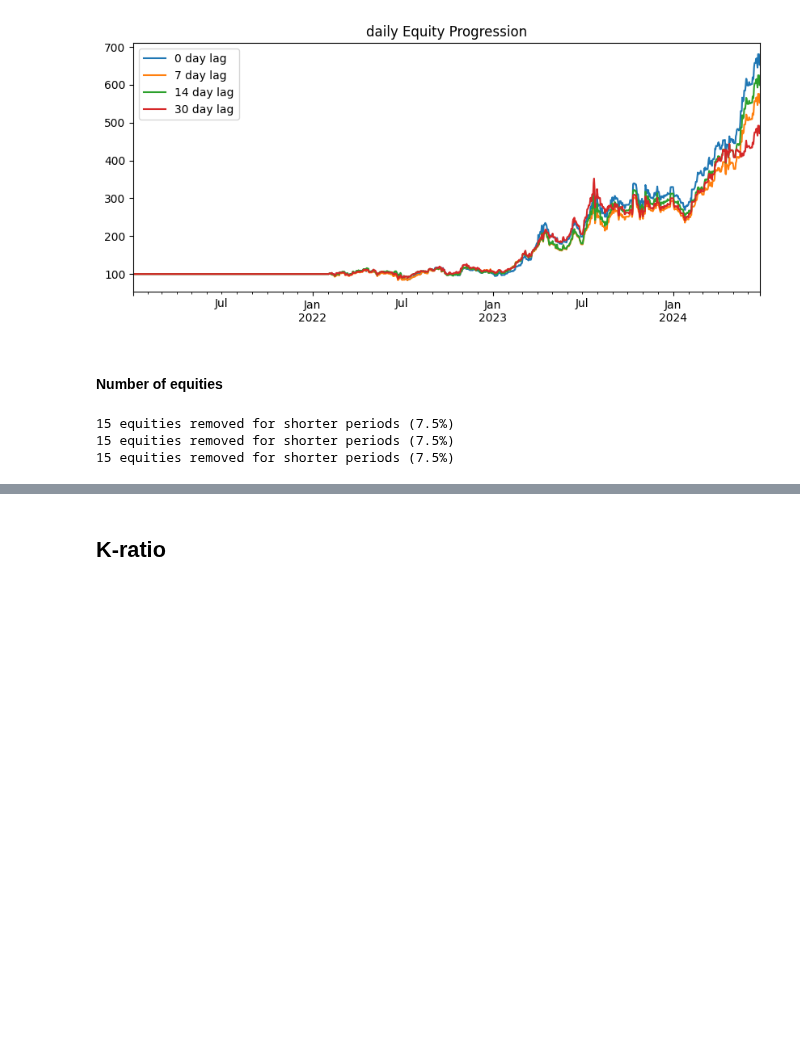
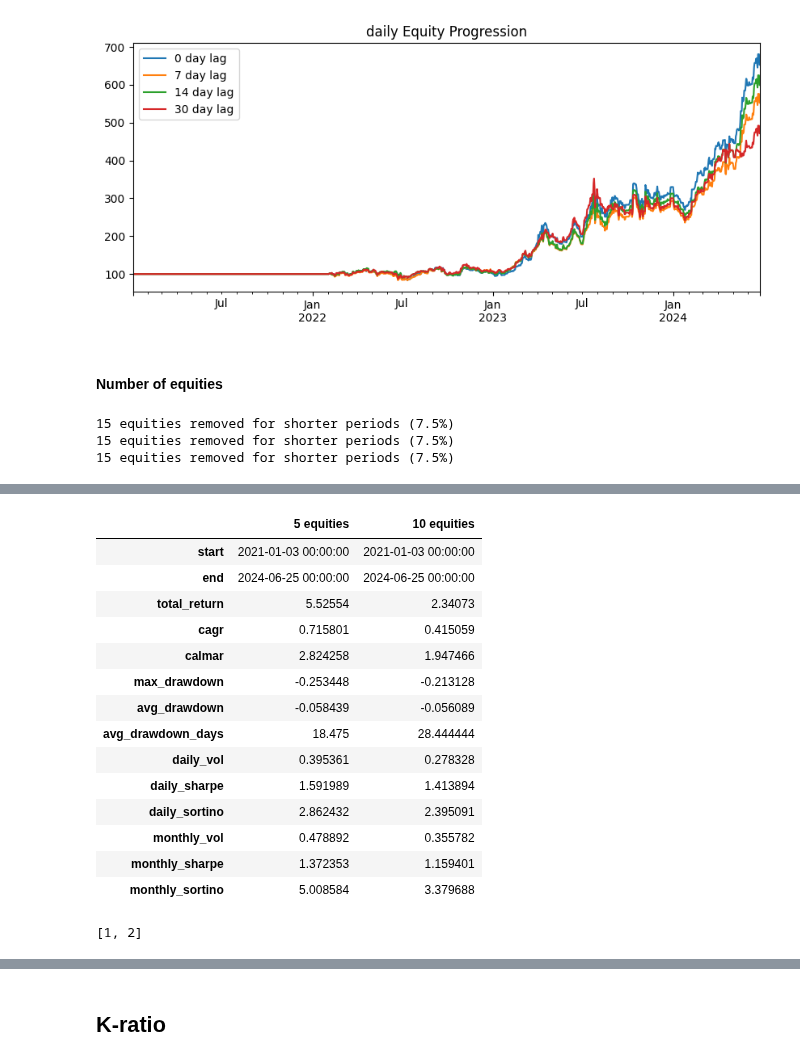
Before and after one commit to lbk209/portfolio, a Jupyter notebook: backtest_portfolios.ipynb, the cells around one changed output, grey strips where cells are left out. Cells and saved outputs as stored; diff of their text form; code cells hidden in the pictures; blank space fills up the shorter version.

```diff
--- a/backtest_portfolios.ipynb
+++ b/backtest_portfolios.ipynb
@@ -1070,0 +1017,22 @@ Returning stats
+# %%
+bm.get_stats()
+# %% [output]
+|  | 5 equities | 10 equities |
+| start | 2021-01-03 00:00:00 | 2021-01-03 00:00:00 |
+| end | 2024-06-25 00:00:00 | 2024-06-25 00:00:00 |
+| total_return | 5.52554 | 2.34073 |
+| cagr | 0.715801 | 0.415059 |
+| calmar | 2.824258 | 1.947466 |
+| max_drawdown | -0.253448 | -0.213128 |
+| avg_drawdown | -0.058439 | -0.056089 |
+| avg_drawdown_days | 18.475 | 28.444444 |
+| daily_vol | 0.395361 | 0.278328 |
+| daily_sharpe | 1.591989 | 1.413894 |
+| daily_sortino | 2.862432 | 2.395091 |
+| monthly_vol | 0.478892 | 0.355782 |
+| monthly_sharpe | 1.372353 | 1.159401 |
+| monthly_sortino | 5.008584 | 3.379688 |
+# %%
+pf_list
+# %% [output]
+[1, 2]
```
Also changed, not shown: parts of 45 cells of this notebook, 2 other files.
